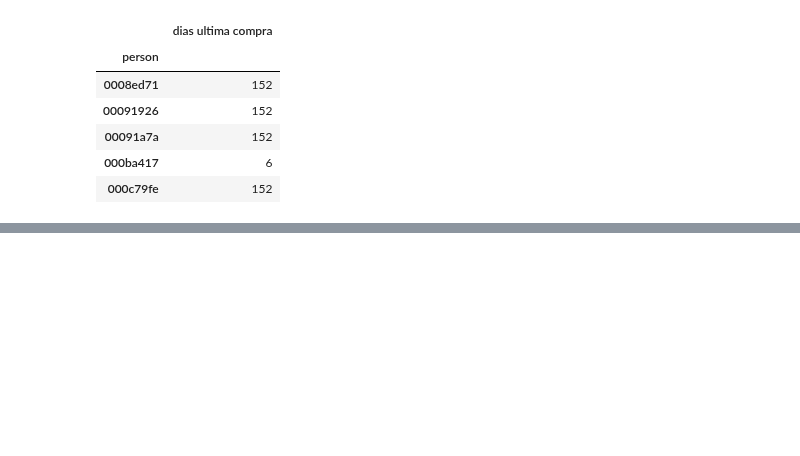
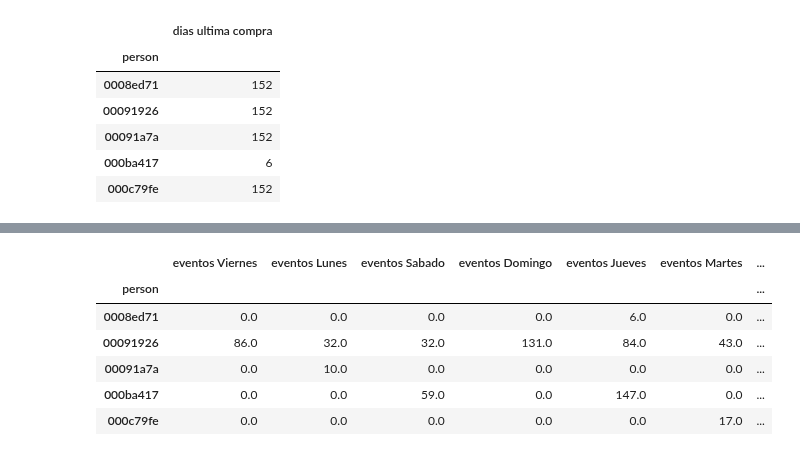
Before and after one commit to seblaz/7506-datos-tp2, a Jupyter notebook: Features/Feature Engineering Fran.ipynb, the cells around one changed output, grey strips where cells are left out. Saved outputs shown, nothing was run; the diff lists cells and outputs as text; code cells hidden in the pictures; blank space fills up the shorter version.

```diff
--- a/Features/Feature Engineering Fran.ipynb
+++ b/Features/Feature Engineering Fran.ipynb
@@ -338,0 +385,11 @@ df_features.head()
+# %%
+cant_eventos_x_dia_semana.columns = ['eventos Viernes','eventos Lunes','eventos Sabado','eventos Domingo','eventos Jueves','eventos Martes','eventos Miercoles']
+cant_eventos_x_dia_semana.head()
+# %% [output]
+|  | eventos Viernes | eventos Lunes | eventos Sabado | eventos Domingo | eventos Jueves | eventos Martes | ... |
+| person |  |  |  |  |  |  | ... |
+| 0008ed71 | 0.0 | 0.0 | 0.0 | 0.0 | 6.0 | 0.0 | ... |
+| 00091926 | 86.0 | 32.0 | 32.0 | 131.0 | 84.0 | 43.0 | ... |
+| 00091a7a | 0.0 | 10.0 | 0.0 | 0.0 | 0.0 | 0.0 | ... |
+| 000ba417 | 0.0 | 0.0 | 59.0 | 0.0 | 147.0 | 0.0 | ... |
+| 000c79fe | 0.0 | 0.0 | 0.0 | 0.0 | 0.0 | 17.0 | ... |
```
Also changed, not shown: parts of 27 cells of this notebook.
